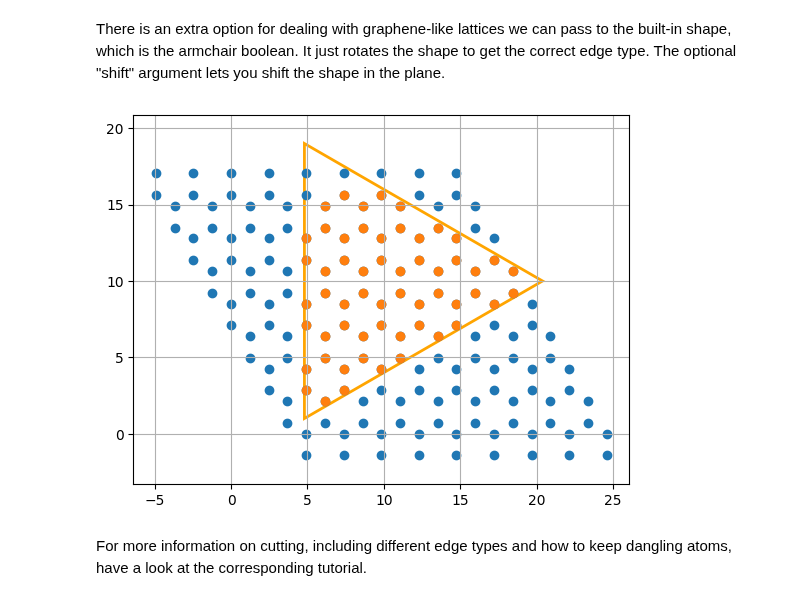
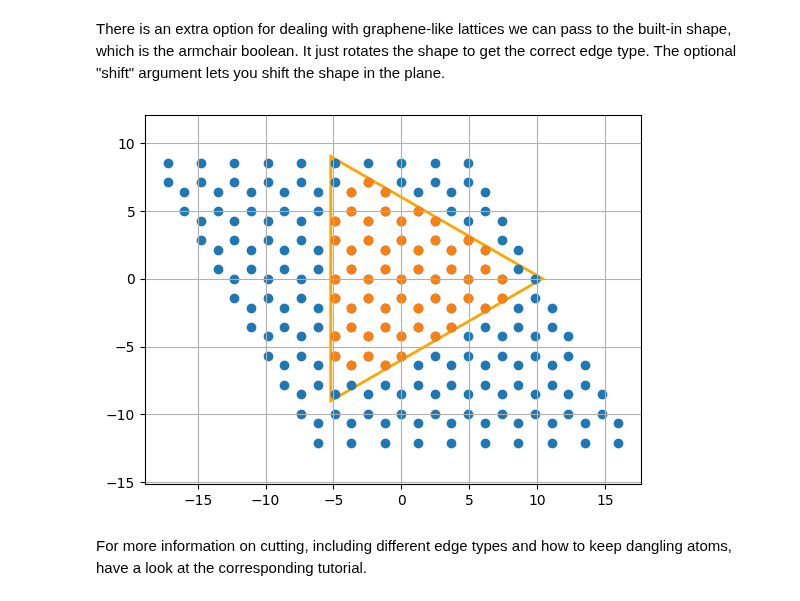
Before and after one commit to GRANADlauncher/granad, a Jupyter notebook: tutorials/a_getting_started.ipynb, the cells around one changed output. Drawn from its saved outputs; the diff is of its cells as text; code cells hidden in the pictures.

```diff
--- a/tutorials/a_getting_started.ipynb
+++ b/tutorials/a_getting_started.ipynb
@@ -129,10 +129,10 @@ List with 46 orbitals, 46 electrons.Excitation: f[Array([0], dtype=int64), Array
 # %% [markdown]
 There is an extra option for dealing with graphene-like lattices we can pass to the built-in shape, which is the armchair boolean. It just rotates the shape to get the correct edge type. The optional "shift" argument lets you shift the shape in the plane.
 # %%
-triangle_ac = Triangle(18, armchair = True, shift = [10,10])
+triangle_ac = Triangle(18, armchair = True)
 my_first_flake = graphene.cut_flake(triangle_ac, plot = True)
 # %% [output]
-[figure, old version]
+[figure, new version]
 # %% [markdown]
 For more information on cutting, including different edge types and how to keep dangling atoms, have a look at the corresponding tutorial.
 # %% [markdown]
```
Also changed, not shown: parts of 4 cells of this notebook, 23 other files.
